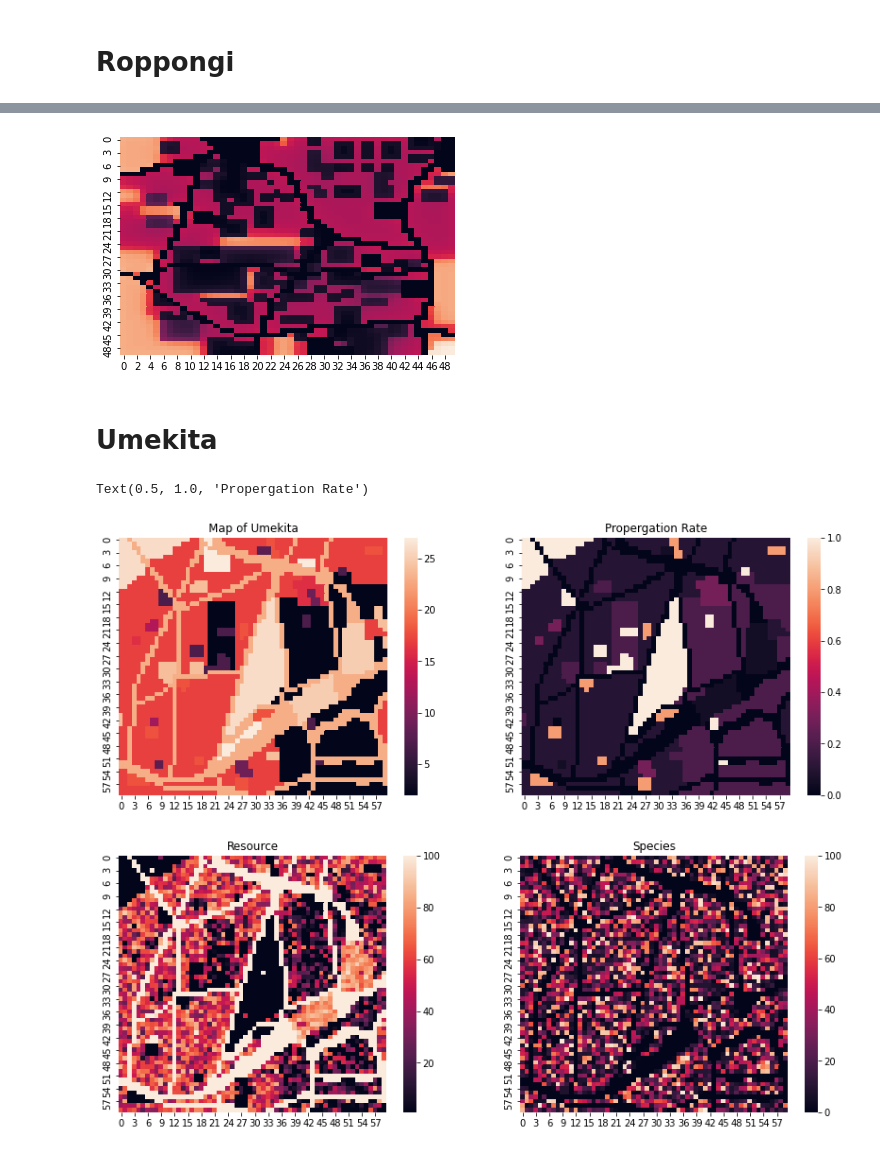
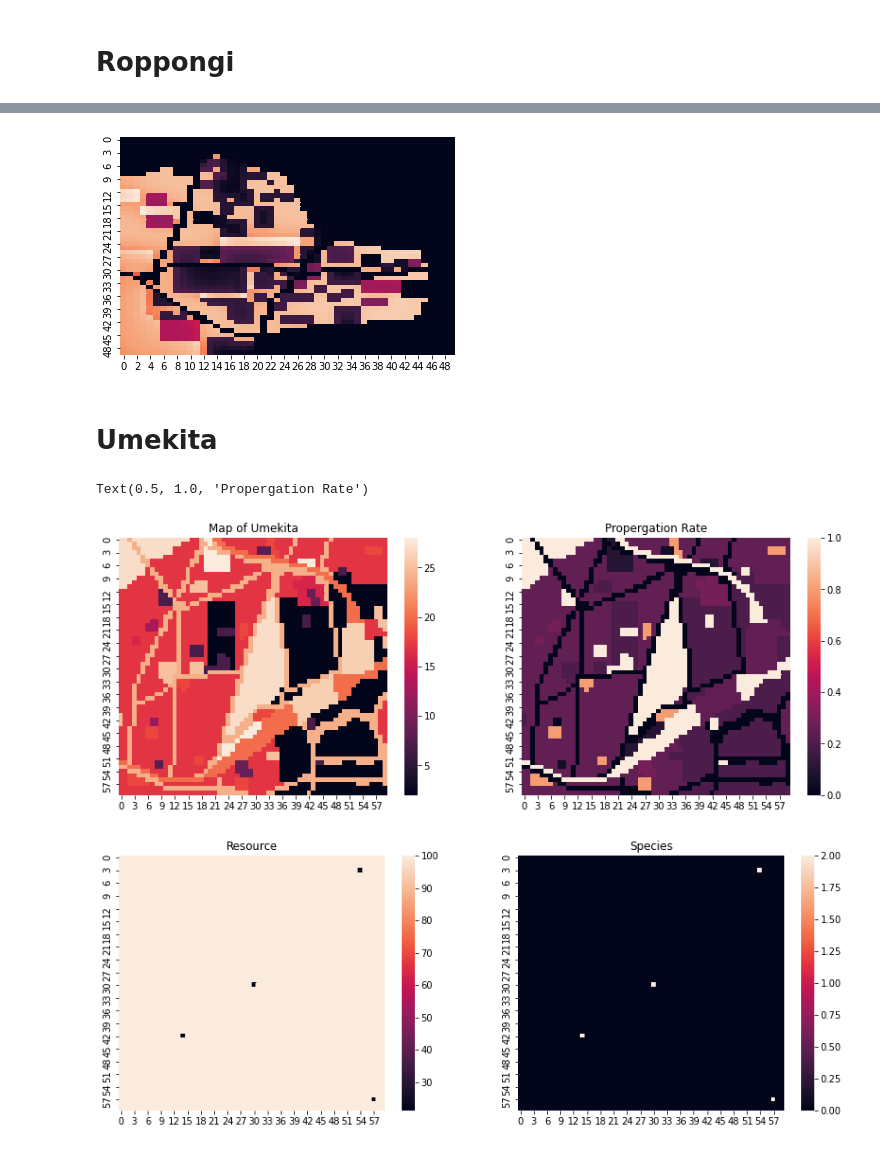
Before and after one commit to namaph/namaph, a Jupyter notebook: example-notebooks/NewSim.ipynb, the cells around one changed output, grey strips where cells are left out. Saved outputs shown, nothing was run; the diff lists cells and outputs as text; code cells hidden in the pictures.

```diff
--- a/example-notebooks/NewSim.ipynb
+++ b/example-notebooks/NewSim.ipynb
@@ -274,9 +274,6 @@ for idx, i in enumerate(range(0, 30, 5)):
 # %%
 with open('./resource/roppongi2045.json', 'r')as f:
   product = json.load(f)
-# %%
-annot = {k:i for i, k in enumerate(product['GEOGRID']['properties']['types'].keys())}
-type_weight = pd.read_csv('./resource/type_weight.csv', index_col=0)
 # %%
 geogrid = np.array([annot[i['name']] for i in product['GEOGRIDDATA']])[::-1].reshape(50, 50)
 masking = np.array([type_weight.loc[i['name']] for i in product['GEOGRIDDATA']])[::-1].reshape(50, 50)
@@ -293,11 +289,12 @@ sns.heatmap(masking)
 # %%
 roppongi = default_ecosystem((50,50), 100, 100)
+p = pd.read_csv('./Ecosystem/p_temp.csv', index_col=0)
 
 res, spc, ene = roppongi.resource, roppongi.species, roppongi.energy
 
-spc = set_scale(spc, p, 250, 100)
-# spc = spc.copy()
-# spc[:, 48,1] = ((1 / p.r) * 25)
+# spc = set_scale(spc, p, 250, 100)
+spc = spc.copy()
+spc[:, 48,1] = ((1 / p.r) * 25)
 spc *= masking
 res = ene - calc_energy(spc, p)
 
@@ -360,7 +356,7 @@ Name: 29, Length: 100, dtype: float64
 # %%
-animate([e.species[23] for e in b], 'animate.gif')
+animate([e.species[74] for e in b], './results/animate.gif')
 # %% [output]
-[figure, old version]
+[figure, new version]
 # %%
 heatmap = []
 for idx, i in enumerate(range(0, 30)):
@@ -379,11 +375,15 @@ with open('./results/heatmap.json', 'w') as f:
 # %% [markdown]
 # Umekita
 # %%
-with open('./resource/umekita.json', 'r')as f:
+with open('./resource/umekitaRailway.json', 'r')as f:
   product = json.load(f)
 # %%
 annot = {k:i for i, k in enumerate(product['GEOGRID']['properties']['types'].keys())}
 type_weight = pd.read_csv('./resource/type_weight.csv', index_col=0)
+# %%
+type_weight.loc['RailLine'] = 1
+type_weight.loc['Station'] = 0.25
+type_weight.loc['Office'] = 0.25
 # %%
 geogrid = np.array([annot[i['name']] for i in product['GEOGRIDDATA']])[::-1].reshape(60, 60)
 masking = np.array([type_weight.loc[i['name']] for i in product['GEOGRIDDATA']])[::-1].reshape(60, 60)
@@ -395,23 +395,26 @@ sns.heatmap(masking, ax=axis[1])
 axis[1].set_title('Propergation Rate')
 # %% [output]
 Text(0.5, 1.0, 'Propergation Rate')
-[figure, old version]
+[figure, new version]
 # %%
 umekita = default_ecosystem((60, 60), 100, 100)
 p = pd.read_csv('./Ecosystem/p_temp.csv', index_col=0)
 
 res, spc, ene = umekita.resource, umekita.species, umekita.energy
 
-spc = set_scale(spc, p, 250, 100)
-# spc = spc.copy()
-# spc[:, 48,1] = ((1 / p.r) * 25)
+# spc = set_scale(spc, p, 250, 100)
+spc = spc.copy()
+spc[:, 30,30] = ((1 / p.r) * 25)
+spc[:, 42,14] = ((1 / p.r) * 25)
+spc[:, 3,54] = ((1 / p.r) * 25)
+spc[:, 57,57] = ((1 / p.r) * 25)
 spc *= masking
 res = ene - calc_energy(spc, p)
 
 umekita = harvest(Ecosystem(res, spc, ene), p, 0)
 umekita.heatmap(False)
 # %% [output]
-[figure, old version]
+[figure, new version]
 # %%
 city = umekita
 
```
Also changed, not shown: parts of 12 cells of this notebook, 7 other files.
